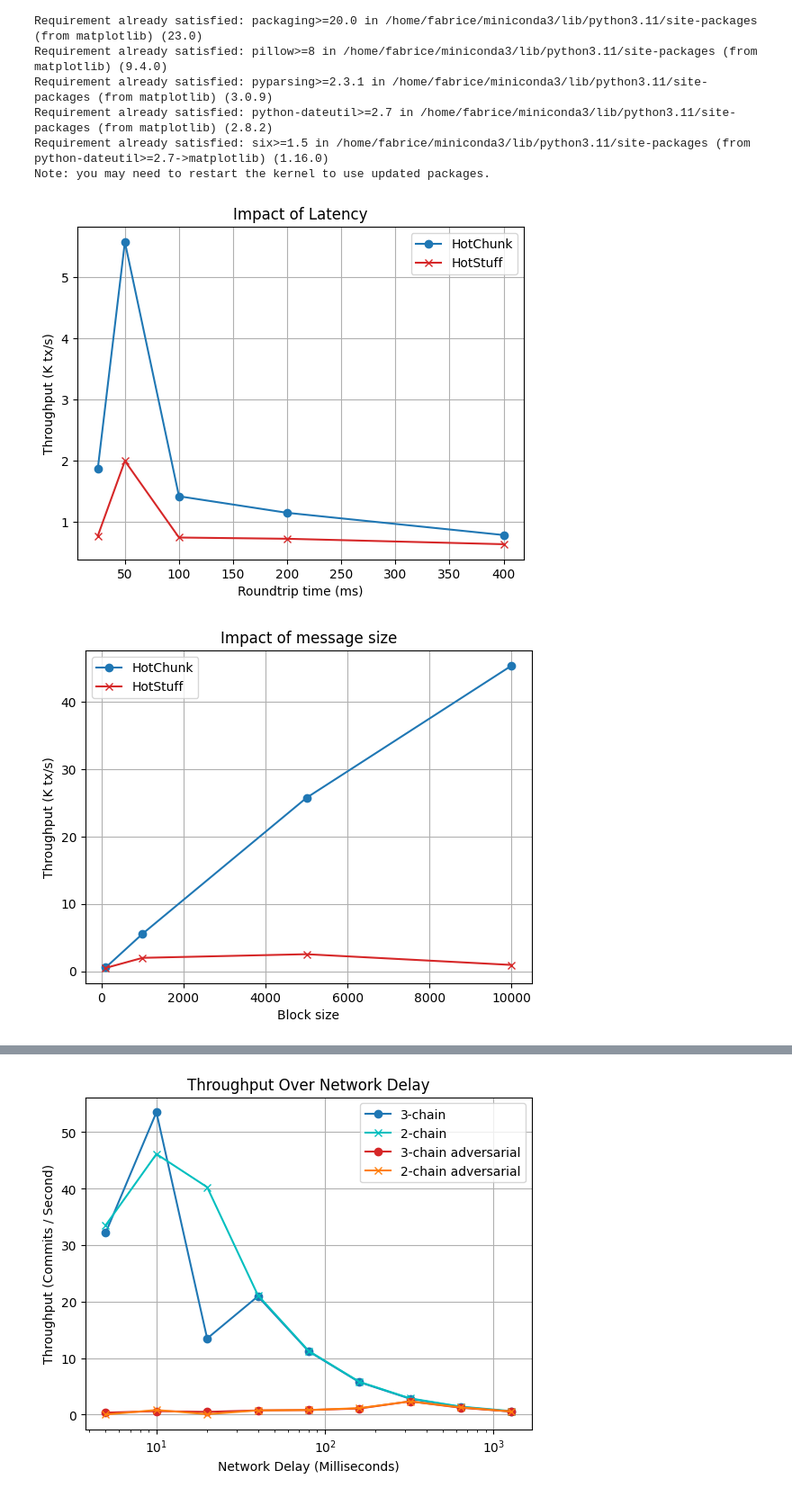
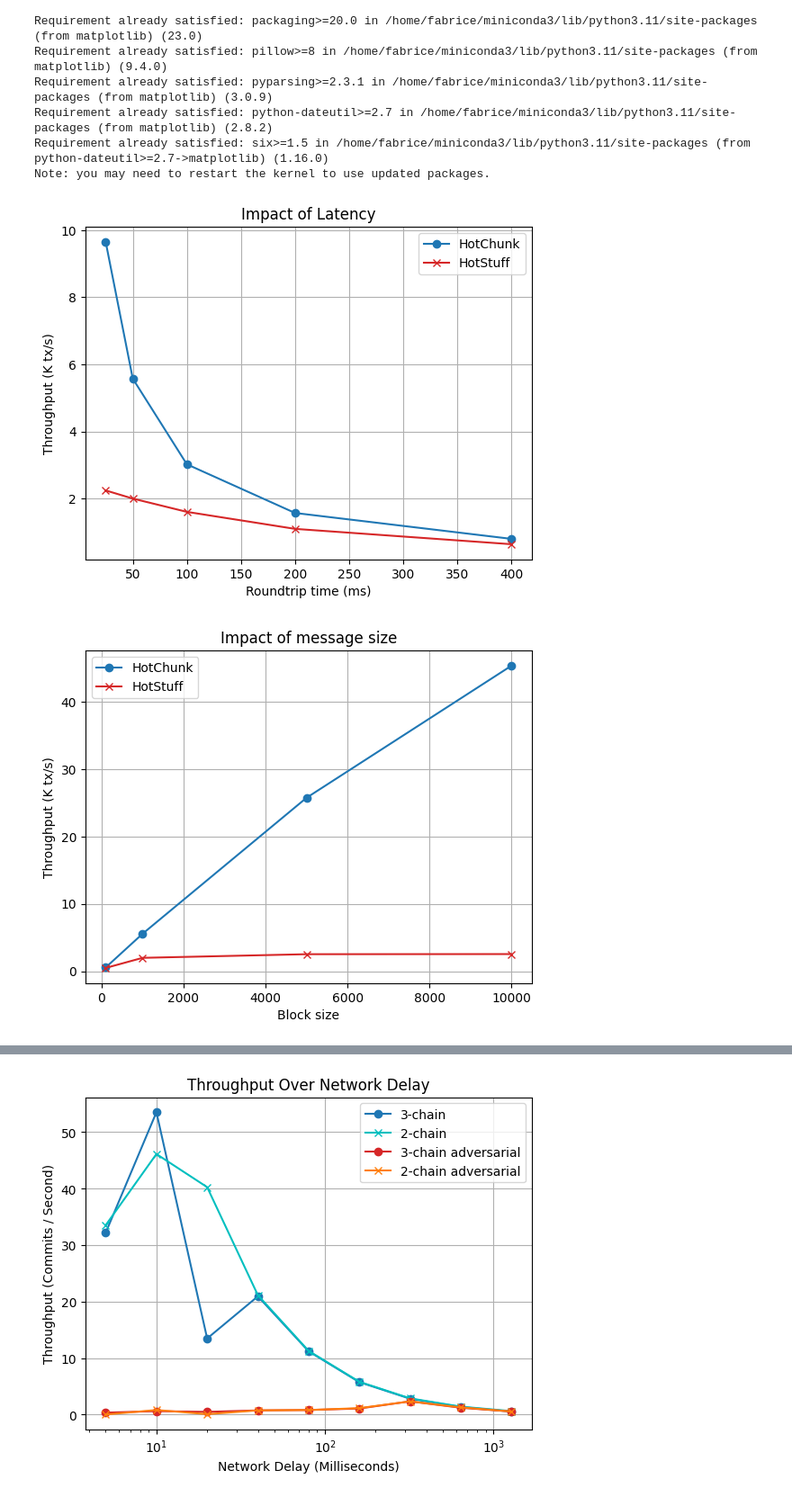
Before and after one commit to Fabr-ce/libhotchunk, a Jupyter notebook: scripts/Evaluation.ipynb, the cells around one changed output, grey strips where cells are left out. Shown at 90% size. Drawn from its saved outputs; the diff is of its cells as text; code cells hidden in the pictures.

```diff
--- a/scripts/Evaluation.ipynb
+++ b/scripts/Evaluation.ipynb
@@ -29,12 +30,14 @@ def getAverageStats(experiment_str: str) -> tuple[float, float]:
     logs_path = os.path.join("../experiments", experiment_str)
     log_files = [os.path.join(logs_path, f"log{i}") for i in range(1, 4)]
 
+    log_files_available = 0
     avg_commit, avg_latency = 0, 0
     for log_file in log_files:
         try:
             with open(log_file, "r") as f:
                 log_lines = f.readlines()
 
+            log_files_available+=1
             last_commit, last_latency = None, None
             for line in reversed(log_lines):
                 commit_match = re.search(commit_pattern, line)
@@ -65,9 +68,9 @@ def getAverageStats(experiment_str: str) -> tuple[float, float]:
         except FileNotFoundError:
             print(f"Log file {log_file} not found. Skipping.")
 
-    avg_commit /= len(log_files)
+    avg_commit /= log_files_available
     if avg_latency != None:
-        avg_latency /= len(log_files)
+        avg_latency /= log_files_available
 
     avg_commit_per_sec = avg_commit / experiment_seconds
 
@@ -75,27 +78,27 @@ def getAverageStats(experiment_str: str) -> tuple[float, float]:
 # %%
 # latency graph
 latencies = [25, 50, 100, 200, 400]
 branches = ["master", "hotstuff"]
 
 throughput = {"master": [], "hotstuff": []}
 
 for branch in branches:
-    for bandwidth in latencies:
-        experiment_str = f"['{branch}','{bandwidth}','100','1000','5000']:100:5"
+    for latency in latencies:
+        experiment_str = f"['{branch}','{latency}','100','1000','5000']:100:5"
         avg_cps, avg_latency = getAverageStats(experiment_str)
         throughput[branch].append(avg_cps)
 
 plt.plot(latencies, throughput["master"], marker='o', linestyle='-', color='tab:blue', label='HotChunk')
 plt.plot(latencies, throughput["hotstuff"], marker='x', linestyle='-', color='tab:red', label='HotStuff')
 
 plt.xlabel('Roundtrip time (ms)')
 plt.ylabel('Throughput (K tx/s)')
 plt.title('Impact of Latency')
 
 plt.legend()
 plt.grid()
 # %% [output]
-[figure, old version]
+[figure, new version]
 # %%
 # throughput over message size
 
@@ -121,6 +124,6 @@ plt.title('Impact of message size')
 plt.legend()
 plt.grid()
 # %% [output]
-[figure, old version]
+[figure, new version]
 # %%
 # throughput over bandwidth
```
Also changed, not shown: parts of 4 cells of this notebook, 7 other files.
